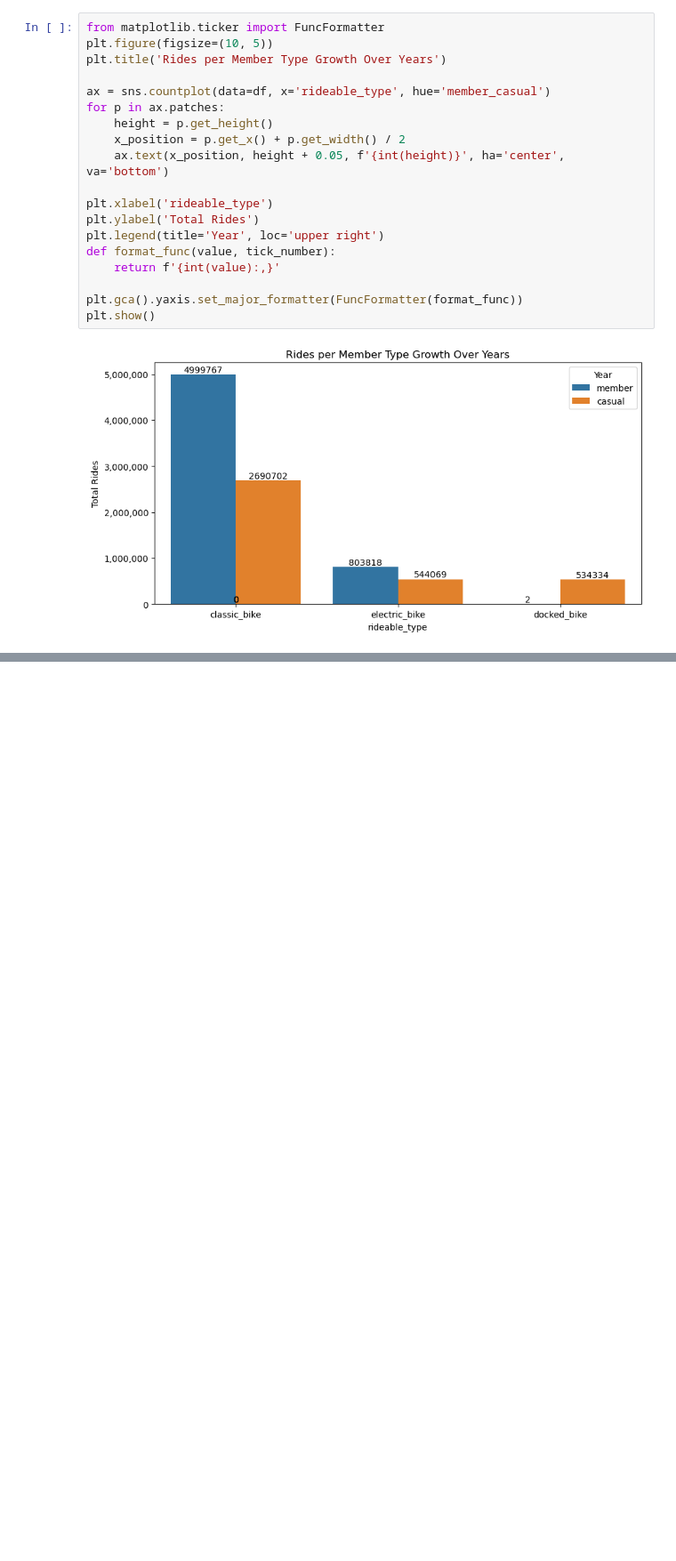
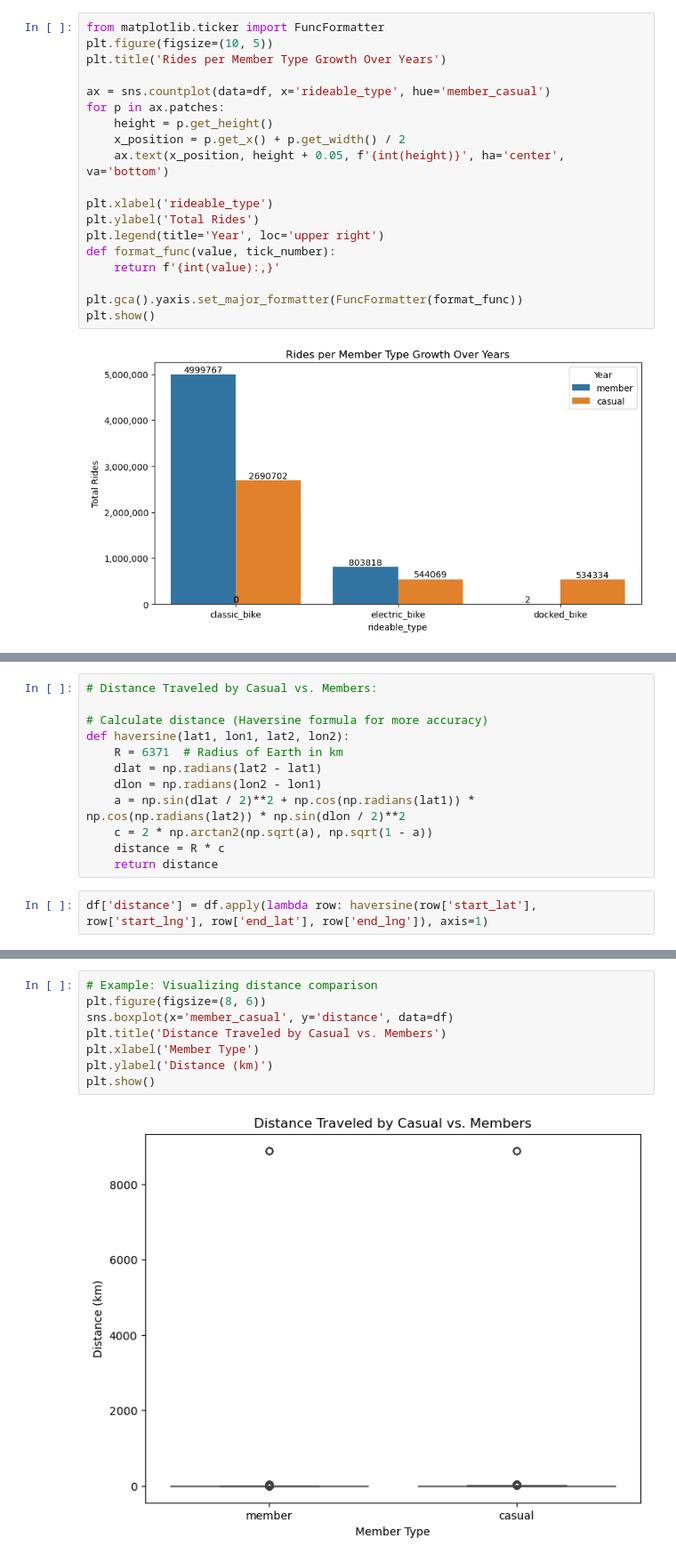
Before and after one commit to Sudha25a/Bike-project-3, a Jupyter notebook: dfF.ipynb, the cells around one changed output, grey strips where cells are left out. Shown at 89% size. Cells and saved outputs as stored; diff of their text form; blank space fills up the shorter version.

```diff
--- a/dfF.ipynb
+++ b/dfF.ipynb
@@ -219,0 +323,14 @@ plt.show()
+# %%
+# Distance Traveled by Casual vs. Members:
+
+# Calculate distance (Haversine formula for more accuracy)
+def haversine(lat1, lon1, lat2, lon2):
+    R = 6371  # Radius of Earth in km
+    dlat = np.radians(lat2 - lat1)
+    dlon = np.radians(lon2 - lon1)
+    a = np.sin(dlat / 2)**2 + np.cos(np.radians(lat1)) * np.cos(np.radians(lat2)) * np.sin(dlon / 2)**2
+    c = 2 * np.arctan2(np.sqrt(a), np.sqrt(1 - a))
+    distance = R * c
+    return distance
+# %%
+df['distance'] = df.apply(lambda row: haversine(row['start_lat'], row['start_lng'], row['end_lat'], row['end_lng']), axis=1)
@@ -219,0 +398,10 @@ plt.show()
+# %%
+# Example: Visualizing distance comparison
+plt.figure(figsize=(8, 6))
+sns.boxplot(x='member_casual', y='distance', data=df)
+plt.title('Distance Traveled by Casual vs. Members')
+plt.xlabel('Member Type')
+plt.ylabel('Distance (km)')
+plt.show()
+# %% [output]
+[figure, added]
```
Also changed, not shown: parts of 27 cells of this notebook, 1 other file.
